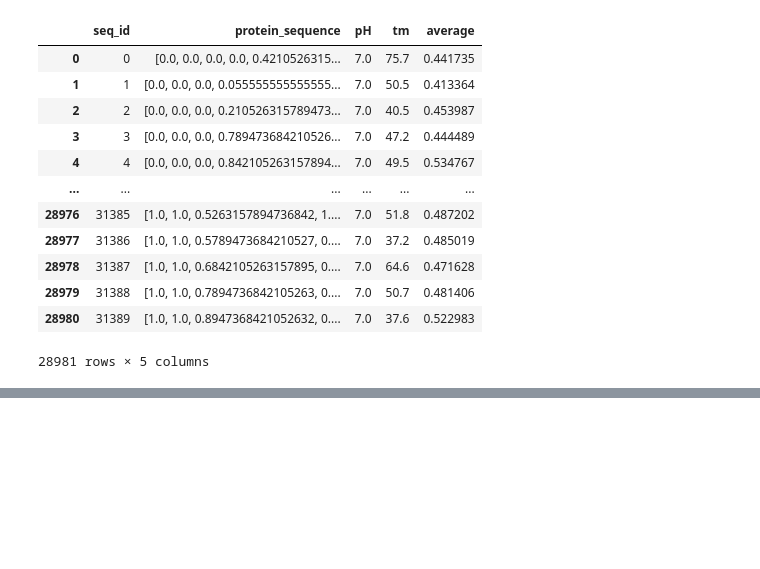
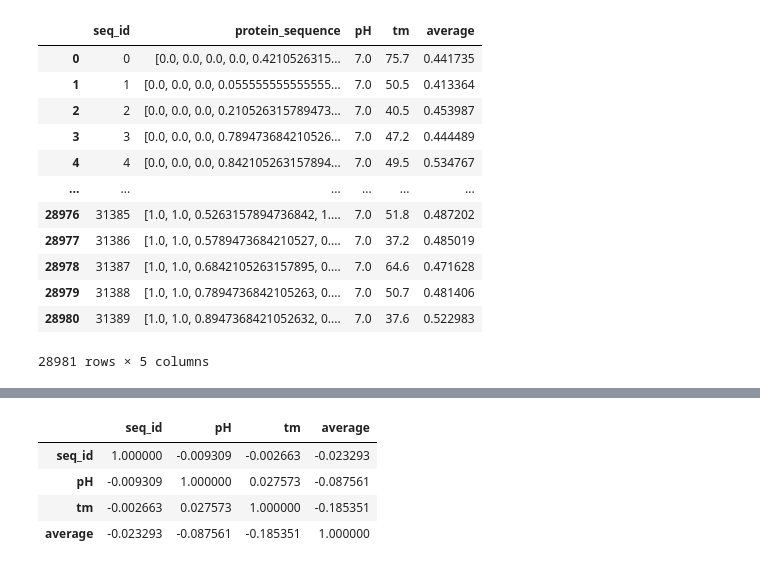
Before and after one commit to mrrkdas/Kaggle, a Jupyter notebook: Novozymes_Enzyme_Stability_Prediction/Notebooks/EDA.ipynb, the cells around one changed output, grey strips where cells are left out. Saved outputs shown, nothing was run; the diff lists cells and outputs as text; code cells hidden in the pictures; blank space fills up the shorter version.

```diff
--- a/Novozymes_Enzyme_Stability_Prediction/Notebooks/EDA.ipynb
+++ b/Novozymes_Enzyme_Stability_Prediction/Notebooks/EDA.ipynb
@@ -357,0 +378,8 @@ df_updated
+# %%
+df_updated.corr()
+# %% [output]
+|  | seq_id | pH | tm | average |
+| seq_id | 1.000000 | -0.009309 | -0.002663 | -0.023293 |
+| pH | -0.009309 | 1.000000 | 0.027573 | -0.087561 |
+| tm | -0.002663 | 0.027573 | 1.000000 | -0.185351 |
+| average | -0.023293 | -0.087561 | -0.185351 | 1.000000 |
```
Also changed, not shown: parts of 3 cells of this notebook.
